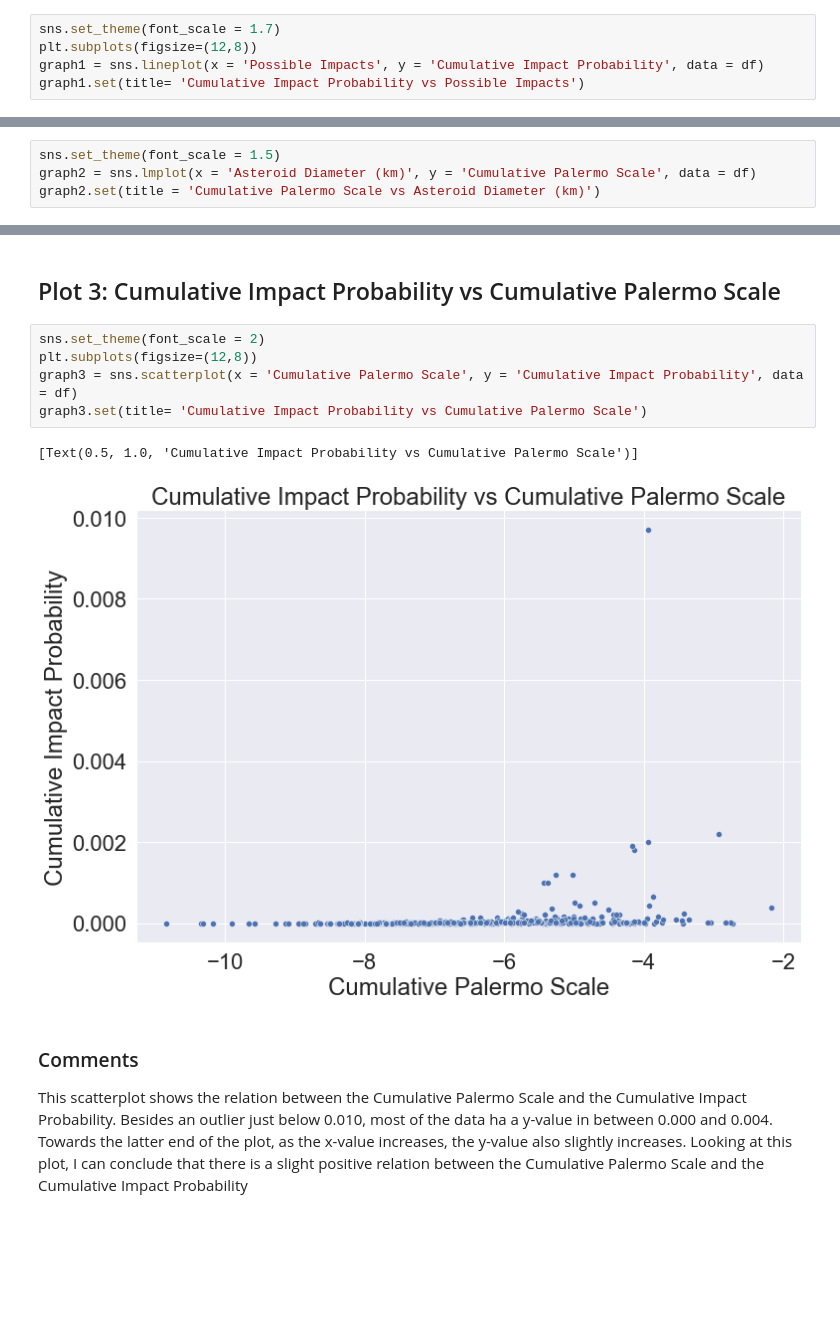
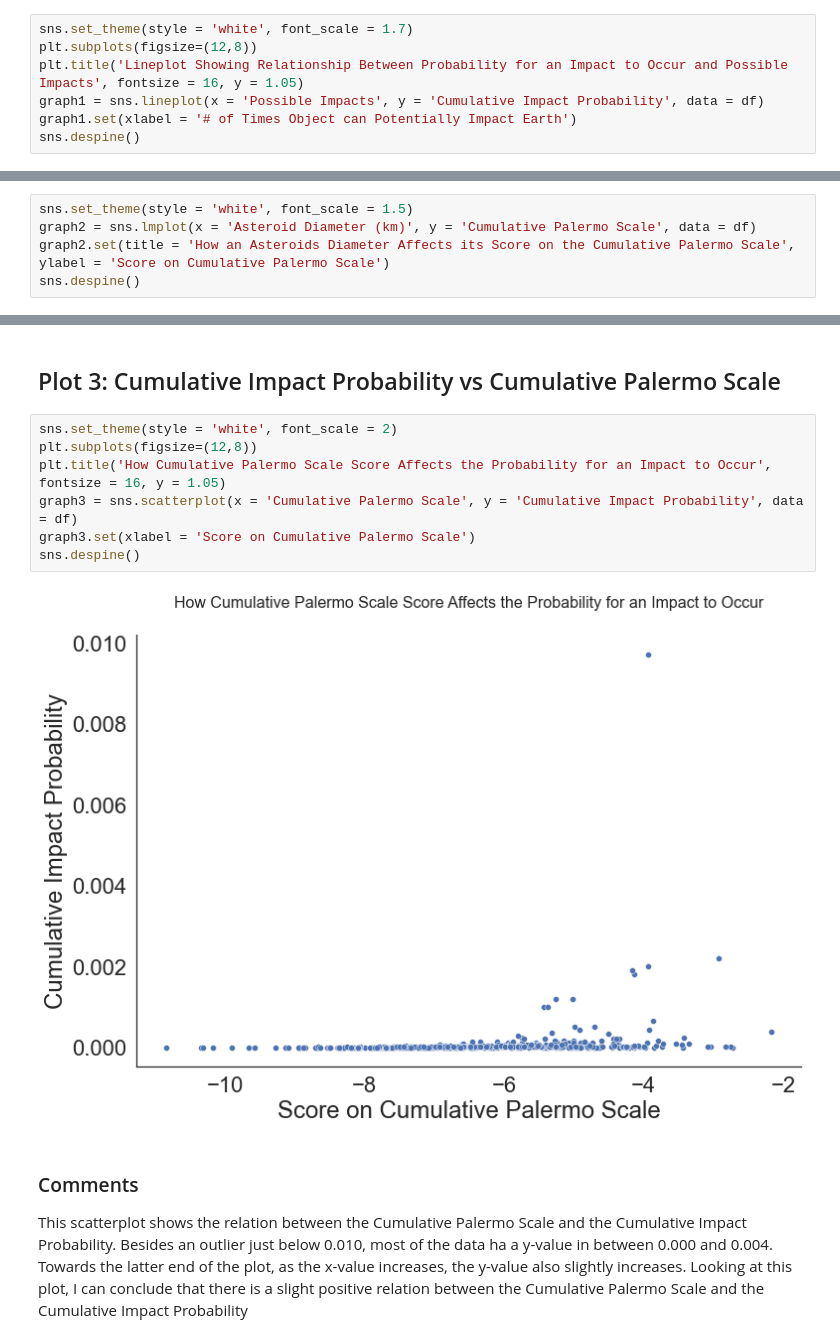
Before and after one commit to data301-2021-summer2/Group-43-Project, a Jupyter notebook: analysis/JagdeepDhillon/milestone2.ipynb, the cells around one changed output, grey strips where cells are left out. Drawn from its saved outputs; the diff is of its cells as text; blank space fills up the shorter version.

```diff
--- a/analysis/JagdeepDhillon/milestone2.ipynb
+++ b/analysis/JagdeepDhillon/milestone2.ipynb
@@ -88,8 +88,10 @@ df.describe(include='all')
 # %% [markdown]
 ## Plot 1: Cumulative Impact Probability vs Possible Impacts
 # %%
-sns.set_theme(font_scale = 1.7)
+sns.set_theme(style = 'white', font_scale = 1.7)
 plt.subplots(figsize=(12,8))
+plt.title('Lineplot Showing Relationship Between Probability for an Impact to Occur and Possible Impacts', fontsize = 16, y = 1.05)
 graph1 = sns.lineplot(x = 'Possible Impacts', y = 'Cumulative Impact Probability', data = df)
-graph1.set(title= 'Cumulative Impact Probability vs Possible Impacts')
+graph1.set(xlabel = '# of Times Object can Potentially Impact Earth')
+sns.despine()
 # %% [output]
@@ -101,7 +102,8 @@ This lineplot shows the relation between the number of possible impacts and the
 # %% [markdown]
 ## Plot 2: Cumulative Palermo Scale vs Asteroid Diameter (km)
 # %%
-sns.set_theme(font_scale = 1.5)
+sns.set_theme(style = 'white', font_scale = 1.5)
 graph2 = sns.lmplot(x = 'Asteroid Diameter (km)', y = 'Cumulative Palermo Scale', data = df)
-graph2.set(title = 'Cumulative Palermo Scale vs Asteroid Diameter (km)')
+graph2.set(title = 'How an Asteroids Diameter Affects its Score on the Cumulative Palermo Scale', ylabel = 'Score on Cumulative Palermo Scale')
+sns.despine()
 # %% [output]
@@ -113,13 +114,14 @@ This lmplot shows the relationship between the diameter of an asteroid and the C
 # %% [markdown]
 ## Plot 3: Cumulative Impact Probability vs Cumulative Palermo Scale
 # %%
-sns.set_theme(font_scale = 2)
+sns.set_theme(style = 'white', font_scale = 2)
 plt.subplots(figsize=(12,8))
+plt.title('How Cumulative Palermo Scale Score Affects the Probability for an Impact to Occur', fontsize = 16, y = 1.05)
 graph3 = sns.scatterplot(x = 'Cumulative Palermo Scale', y = 'Cumulative Impact Probability', data = df)
-graph3.set(title= 'Cumulative Impact Probability vs Cumulative Palermo Scale')
+graph3.set(xlabel = 'Score on Cumulative Palermo Scale')
+sns.despine()
 # %% [output]
-[Text(0.5, 1.0, 'Cumulative Impact Probability vs Cumulative Palermo Scale')]
-[figure, old version]
+[figure, new version]
 # %% [markdown]
 ### Comments
 This scatterplot shows the relation between the Cumulative Palermo Scale and the Cumulative Impact Probability. Besides an outlier just below 0.010, most of the data ha a y-value in between 0.000 and 0.004. Towards the latter end of the plot, as the x-value increases, the y-value also slightly increases. Looking at this plot, I can conclude that there is a slight positive relation between the Cumulative Palermo Scale and the Cumulative Impact Probability
```
Also changed, not shown: parts of 5 cells of this notebook, 1 other file.
